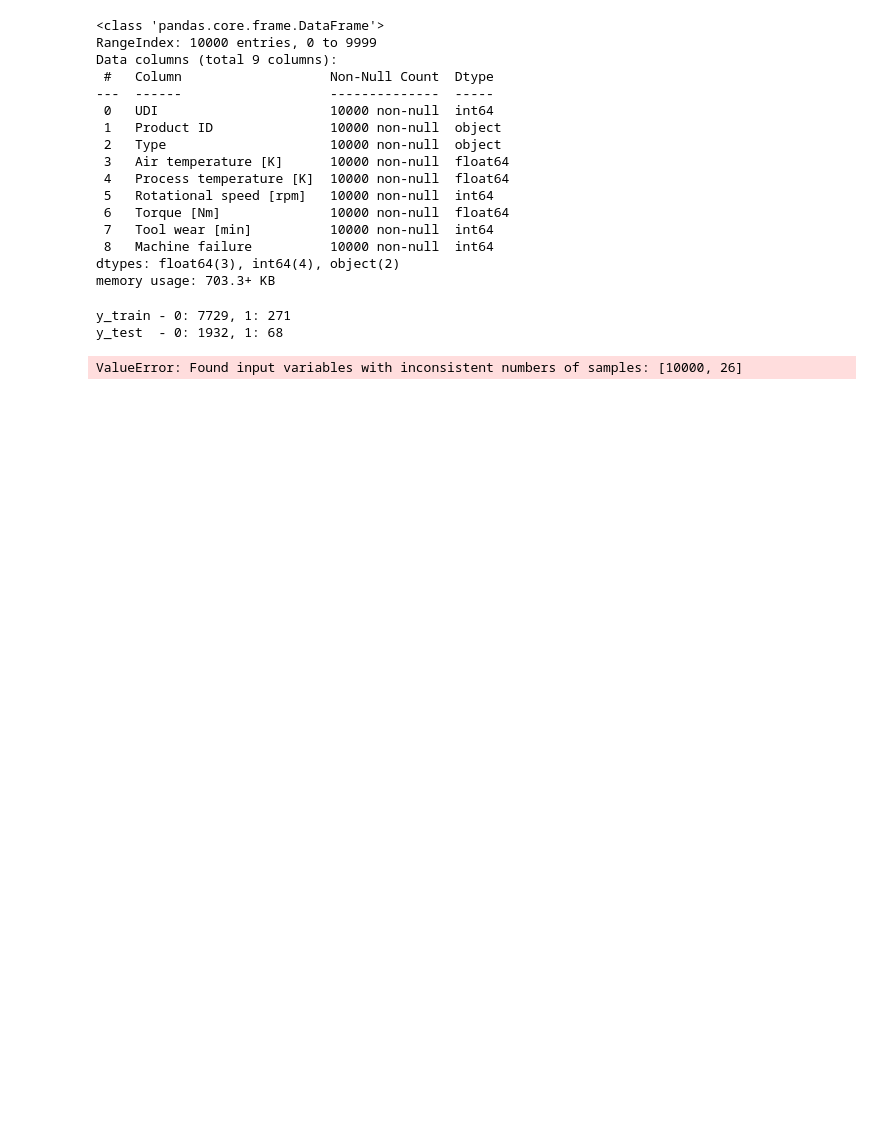
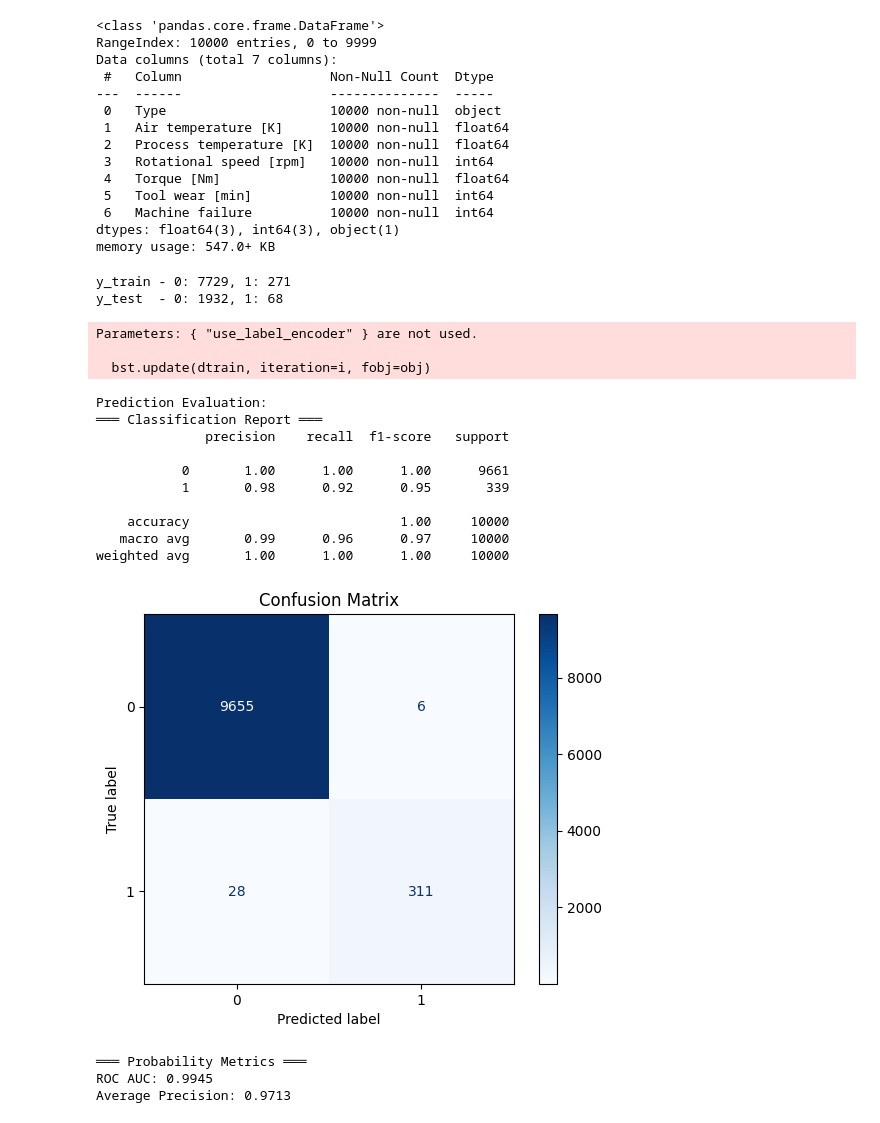
Before and after one commit to sulenurk/ds-template, a Jupyter notebook: learn_pipeline.ipynb, the cells around one changed output. Drawn from its saved outputs; the diff is of its cells as text; code cells hidden in the pictures; blank space fills up the shorter version.

Commit message:
Fix predict pipeline and Add columns_to_drop support to apply functions

```diff
--- a/learn_pipeline.ipynb
+++ b/learn_pipeline.ipynb
@@ -8,52 +8,62 @@ from model_binclass import dt_binclass
 # %%
 #Data import form drive
 df = pd.read_csv(r'resources/Machine failure.csv')
-df = df.drop(['TWF','HDF','PWF', 'OSF', 'RNF'], axis=1)
-
+df = df.drop(['TWF','HDF','PWF', 'OSF', 'RNF', 'UDI', 'Product ID'], axis=1)
 target_col = df.columns[-1]
-
 df.info()
 # %% [output]
 <class 'pandas.core.frame.DataFrame'>
 RangeIndex: 10000 entries, 0 to 9999
-Data columns (total 9 columns):
+Data columns (total 7 columns):
  #   Column                   Non-Null Count  Dtype
 ---  ------                   --------------  -----
- 0   UDI                      10000 non-null  int64
- 1   Product ID               10000 non-null  object
- 2   Type                     10000 non-null  object
- 3   Air temperature [K]      10000 non-null  float64
- 4   Process temperature [K]  10000 non-null  float64
- 5   Rotational speed [rpm]   10000 non-null  int64
- 6   Torque [Nm]              10000 non-null  float64
- 7   Tool wear [min]          10000 non-null  int64
- 8   Machine failure          10000 non-null  int64
-dtypes: float64(3), int64(4), object(2)
-memory usage: 703.3+ KB
+ 0   Type                     10000 non-null  object
+ 1   Air temperature [K]      10000 non-null  float64
+ 2   Process temperature [K]  10000 non-null  float64
+ 3   Rotational speed [rpm]   10000 non-null  int64
+ 4   Torque [Nm]              10000 non-null  float64
+ 5   Tool wear [min]          10000 non-null  int64
+ 6   Machine failure          10000 non-null  int64
+dtypes: float64(3), int64(3), object(1)
+memory usage: 547.0+ KB
 # %%
-df = df.drop(['UDI', 'Product ID'], axis=1)
-features = df.columns.drop(target_col)
-
 df = data_split_stratified(df, target_col,  0.2)
 
-encoder_info = learn_encoder(df[df.dataset==0])
-df = apply_encoder(df, encoder_info)
-target_col = 'remainder__Machine failure'
+encoder_info = learn_encoder(df[df.dataset==0].drop(columns=['dataset', target_col]))
+df = apply_encoder(df, encoder_info, columns_to_drop=['dataset', target_col])
 
-stand_info = learn_standardizer(df[df.remainder__dataset==0])
-df = apply_standardizer(df, stand_info)
+stand_info = learn_standardizer(df[df.dataset==0].drop(columns=['dataset', target_col]))
+df = apply_standardizer(df, stand_info, columns_to_drop=['dataset', target_col])
 
-print(f"y_train - 0: {sum((df['remainder__dataset'] == 1) & (df[target_col] == 0))}, 1: {sum((df['remainder__dataset'] == 1) & (df[target_col] == 1))}")
-print(f"y_test  - 0: {sum((df['remainder__dataset'] == 0) & (df[target_col] == 0))}, 1: {sum((df['remainder__dataset'] == 0) & (df[target_col] == 1))}")
+features = df.columns.drop(target_col, 'dataset')
+
+print(f"y_train - 0: {sum((df.dataset == 1) & (df[target_col] == 0))}, 1: {sum((df.dataset == 1) & (df[target_col] == 1))}")
+print(f"y_test  - 0: {sum((df.dataset == 0) & (df[target_col] == 0))}, 1: {sum((df.dataset == 0) & (df[target_col] == 1))}")
 # %% [output]
 y_train - 0: 7729, 1: 271
 y_test  - 0: 1932, 1: 68
 # %%
 #XGBoost
-model_info = xgboost_binclass.learn_model(df[df.remainder__dataset == 1], target_col)
-df = xgboost_binclass.apply_model(df, target_col, model_info)
+model_info = xgboost_binclass.learn_model(df[df.dataset == 1], target_col)
+df = xgboost_binclass.apply_model(df, model_info, columns=["dataset", target_col])
 
 print("Prediction Evaluation:")
 xgboost_binclass.evaluate_model(df, target_col)
 # %% [output]
-ValueError: Found input variables with inconsistent numbers of samples: [10000, 26]
+Parameters: { "use_label_encoder" } are not used.
+
+  bst.update(dtrain, iteration=i, fobj=obj)
+Prediction Evaluation:
+═══ Classification Report ═══
+              precision    recall  f1-score   support
+
+           0       1.00      1.00      1.00      9661
+           1       0.98      0.92      0.95       339
+
+    accuracy                           1.00     10000
+   macro avg       0.99      0.96      0.97     10000
+weighted avg       1.00      1.00      1.00     10000
+[figure, added]
+═══ Probability Metrics ═══
+ROC AUC: 0.9945
+Average Precision: 0.9713
```
Also changed, not shown: parts of 4 cells of this notebook, 12 other files.
